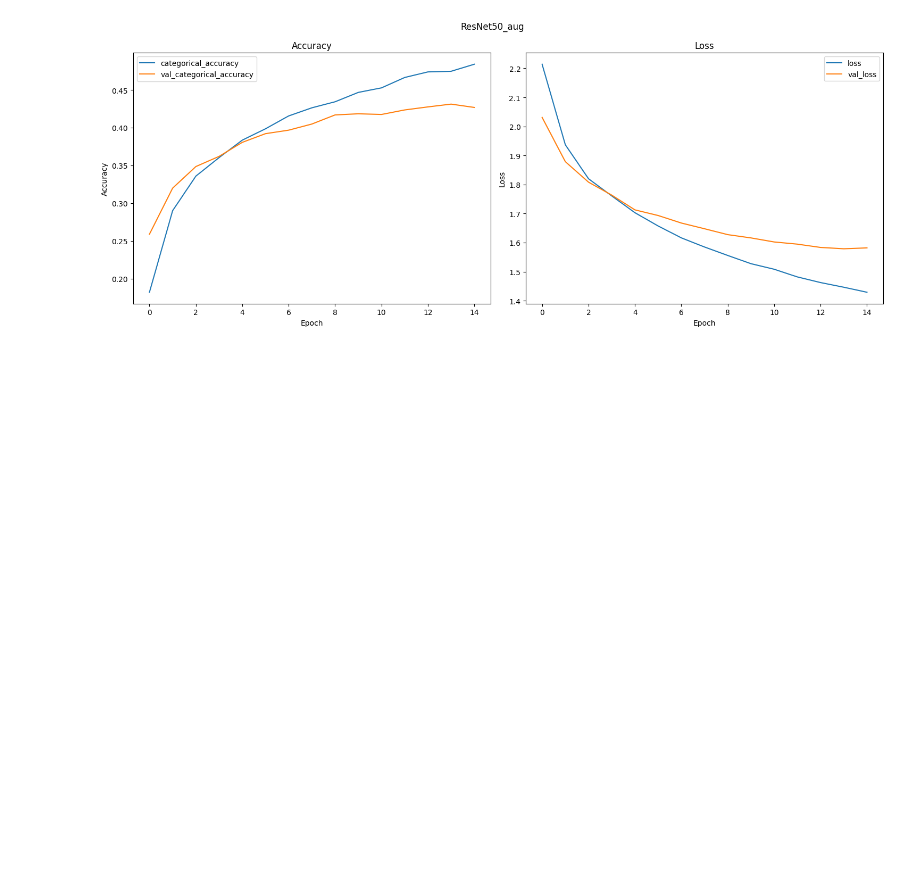
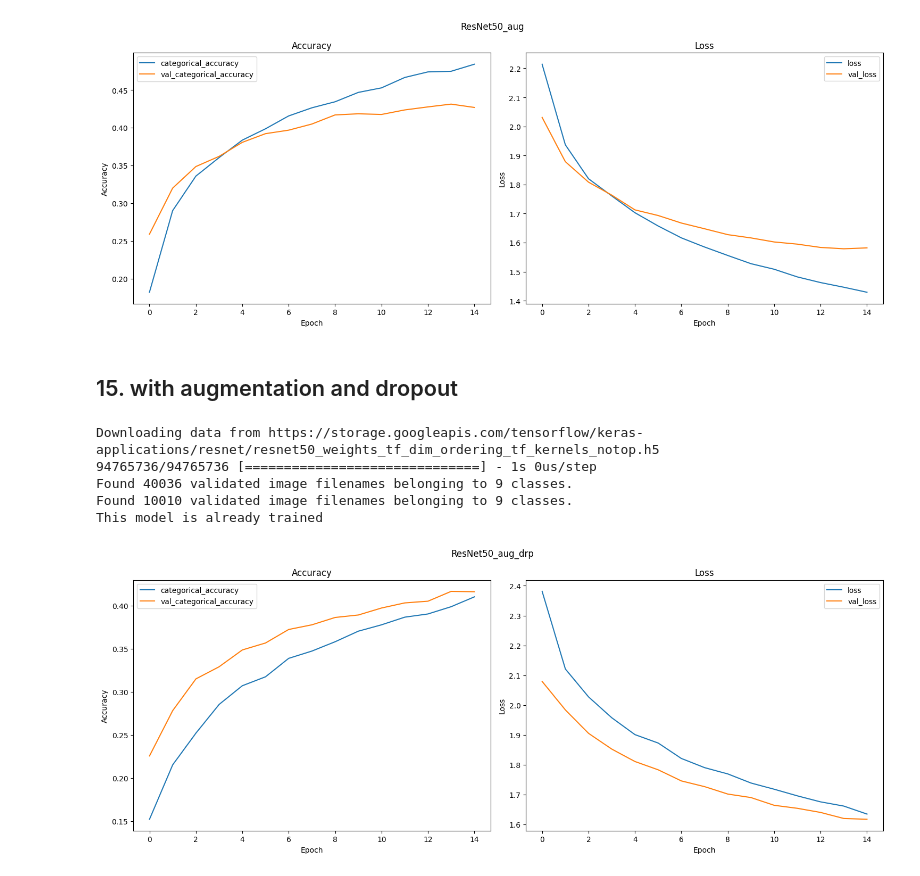
Before and after one commit to LachsX/MLNN-EmotionClassifier, a Jupyter notebook: ImageEmotionClassifier.ipynb, the cells around one changed output. Cells and saved outputs as stored; diff of their text form; code cells hidden in the pictures; blank space fills up the shorter version.

```diff
--- a/ImageEmotionClassifier.ipynb
+++ b/ImageEmotionClassifier.ipynb
@@ -874,3 +874,20 @@ This model is already trained
 resnet_model_plus_augm_minus_class.print_logs()
 # %% [output]
 [figure]
+# %% [markdown]
+## 15. with augmentation and dropout
+# %%
+resnet_model_plus_aug_drp = ImageEmotionClassifier()
+resnet_model_plus_aug_drp(path=path, model_name="ResNet50", augmentation=True, use_class_weights=False, dropout=True)
+resnet_model_plus_aug_drp.create_model()
+resnet_model_plus_aug_drp.train_model(epochs=15, steps=200, batch_size=128)
+# %% [output]
+Downloading data from https://storage.googleapis.com/tensorflow/keras-applications/resnet/resnet50_weights_tf_dim_ordering_tf_kernels_notop.h5
+94765736/94765736 [==============================] - 1s 0us/step
+Found 40036 validated image filenames belonging to 9 classes.
+Found 10010 validated image filenames belonging to 9 classes.
+This model is already trained
+# %%
+resnet_model_plus_aug_drp.print_logs()
+# %% [output]
+[figure, added]
```
Also changed, not shown: parts of 25 cells of this notebook.
